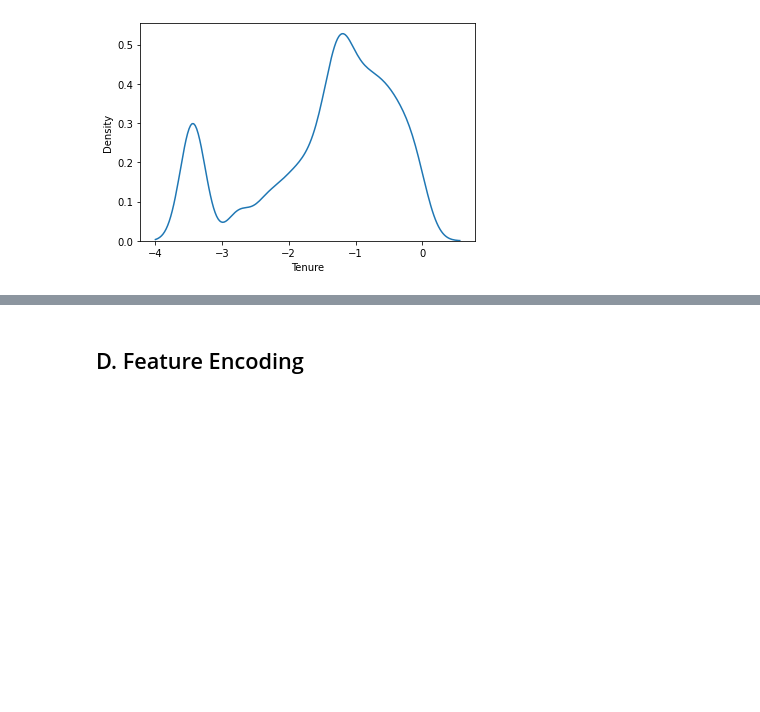
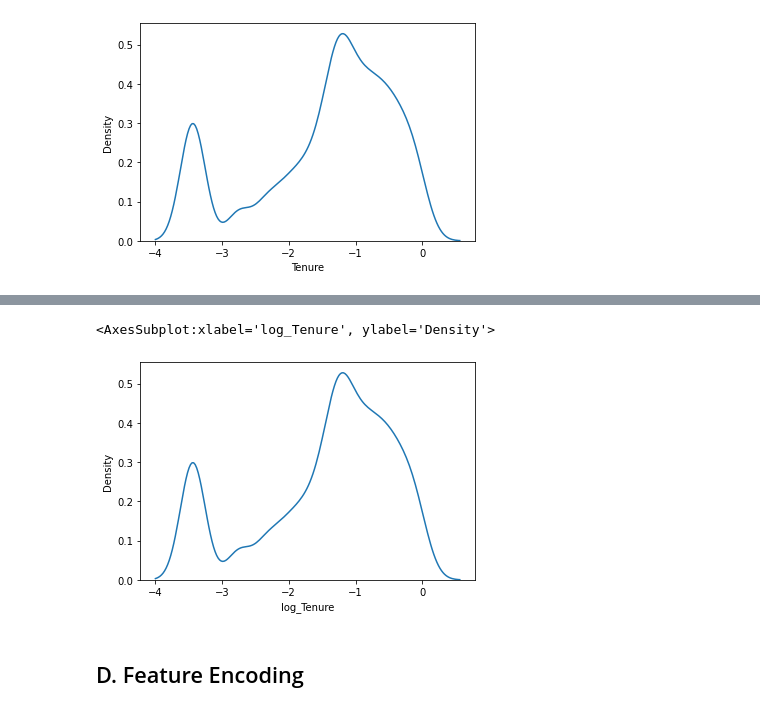
Before and after one commit to garrylgiancarlo/FinalProject_RakaminDS, a Jupyter notebook: Stage2_Preprocessing_259.ipynb, the cells around one changed output, grey strips where cells are left out. Drawn from its saved outputs; the diff is of its cells as text; code cells hidden in the pictures; blank space fills up the shorter version.

```diff
--- a/Stage2_Preprocessing_259.ipynb
+++ b/Stage2_Preprocessing_259.ipynb
@@ -387,6 +437,13 @@ df5_norm.sample(5)
 | 1050 | 0 | 0.387097 | Mobile Phone | 1 | 0.419355 | Credit Card | Male | ... |
 | 2778 | 0 | 0.000000 | Mobile Phone | 3 | 0.290323 | UPI | Female | ... |
 | 4964 | 0 | 0.709677 | Computer | 1 | 0.064516 | Credit Card | Male | ... |
+# %%
+df5_norm['log_Tenure'] = np.log(df5_norm['Tenure'])
+# %%
+sns.kdeplot(df5_norm['log_Tenure'])
+# %% [output]
+<AxesSubplot:xlabel='log_Tenure', ylabel='Density'>
+[figure, added]
 # %% [markdown]
 ## D. Feature Encoding
 # %%
```
Also changed, not shown: parts of 7 cells of this notebook.
